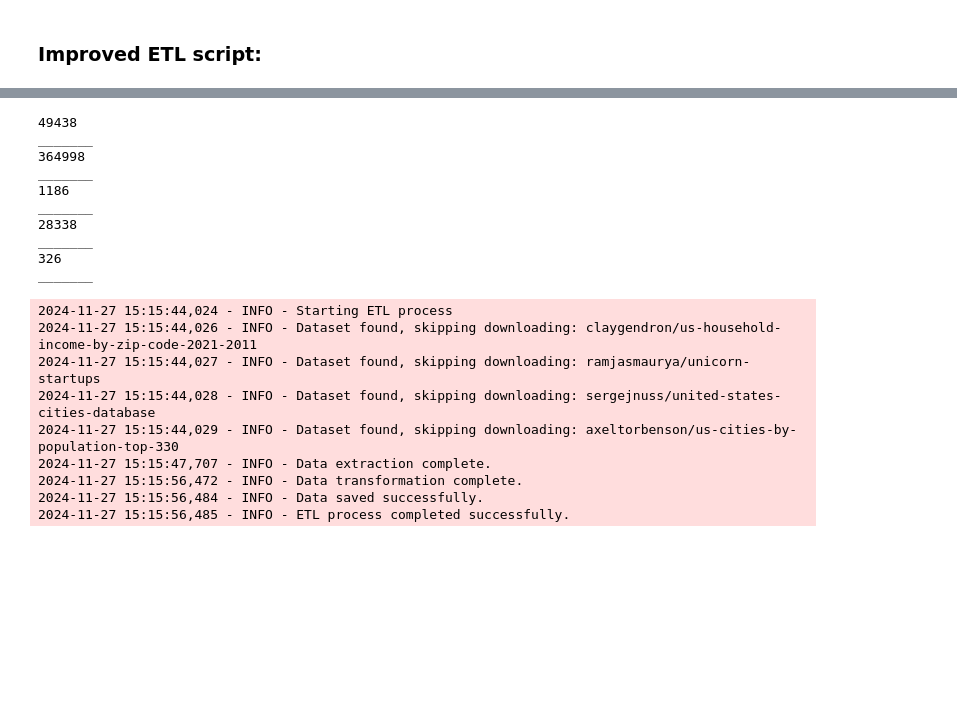
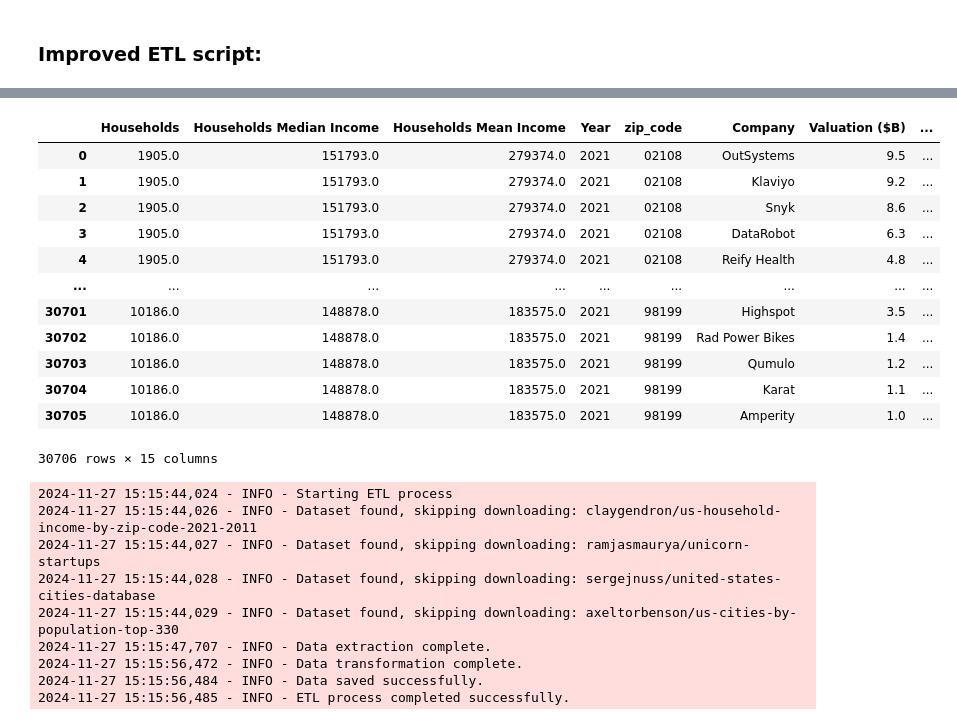
Before and after one commit to nomanarshad94/made-project-ws24, a Jupyter notebook: project/data_exploration.ipynb, the cells around one changed output, grey strips where cells are left out. Cells and saved outputs as stored; diff of their text form; code cells hidden in the pictures; blank space fills up the shorter version.

```diff
--- a/project/data_exploration.ipynb
+++ b/project/data_exploration.ipynb
@@ -672,6 +672,7 @@ class DataTransformer:
         df['joined_date'] = pd.to_datetime(df['Date Joined'])
         df.rename(columns={df.columns[4]: "city"}, inplace=True)
         df.city = df.city.str.lower().str.replace(" ", "_")
+        df['Valuation ($B)'] = df['Valuation ($B)'].str.replace('$',"").astype(float)
         return df.drop(columns=["Investors", "Date Joined"])
 
     @staticmethod
@@ -796,18 +789,23 @@ Dataset URL: https://www.kaggle.com/datasets/axeltorbenson/us-cities-by-populati
-# %%
-for i in dfs:
-    print(i.count().max())
-    print("_______")
-# %% [output]
-49438
-_______
-364998
-_______
-1186
-_______
-28338
-_______
-326
-_______
+# %%
+transformed_df[['Households',
+       'Households Median Income', 'Households Mean Income', 'Year',
+       'zip_code', 'Company', 'Valuation ($B)', 'city', 'Industry',
+        'lat', 'lng', 'population', 'density', 'state',
+       'land_area_km']]
+# %% [output]
+|  | Households | Households Median Income | Households Mean Income | Year | zip_code | Company | Valuation ($B) | ... |
+| 0 | 1905.0 | 151793.0 | 279374.0 | 2021 | 02108 | OutSystems | 9.5 | ... |
+| 1 | 1905.0 | 151793.0 | 279374.0 | 2021 | 02108 | Klaviyo | 9.2 | ... |
+| 2 | 1905.0 | 151793.0 | 279374.0 | 2021 | 02108 | Snyk | 8.6 | ... |
+| 3 | 1905.0 | 151793.0 | 279374.0 | 2021 | 02108 | DataRobot | 6.3 | ... |
+| 4 | 1905.0 | 151793.0 | 279374.0 | 2021 | 02108 | Reify Health | 4.8 | ... |
+| ... | ... | ... | ... | ... | ... | ... | ... | ... |
+| 30701 | 10186.0 | 148878.0 | 183575.0 | 2021 | 98199 | Highspot | 3.5 | ... |
+| 30702 | 10186.0 | 148878.0 | 183575.0 | 2021 | 98199 | Rad Power Bikes | 1.4 | ... |
+| 30703 | 10186.0 | 148878.0 | 183575.0 | 2021 | 98199 | Qumulo | 1.2 | ... |
+| 30704 | 10186.0 | 148878.0 | 183575.0 | 2021 | 98199 | Karat | 1.1 | ... |
+| 30705 | 10186.0 | 148878.0 | 183575.0 | 2021 | 98199 | Amperity | 1.0 | ... |
+30706 rows × 15 columns
 # %%
 # import argparse
 
```
Also changed, not shown: parts of 1 cell of this notebook, 2 other files.
